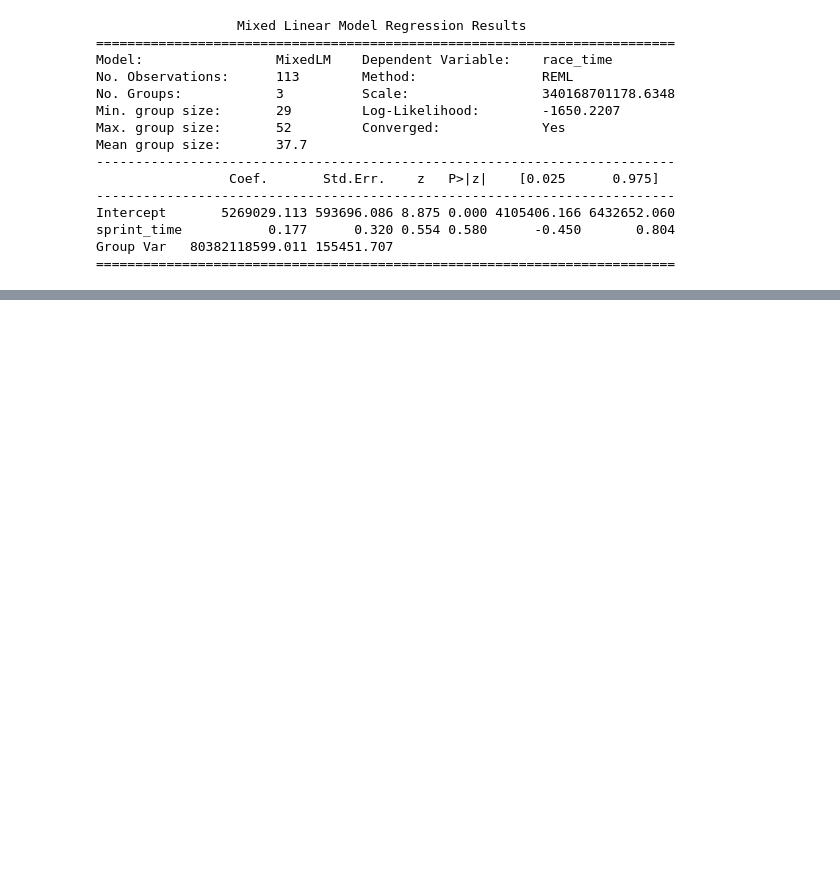
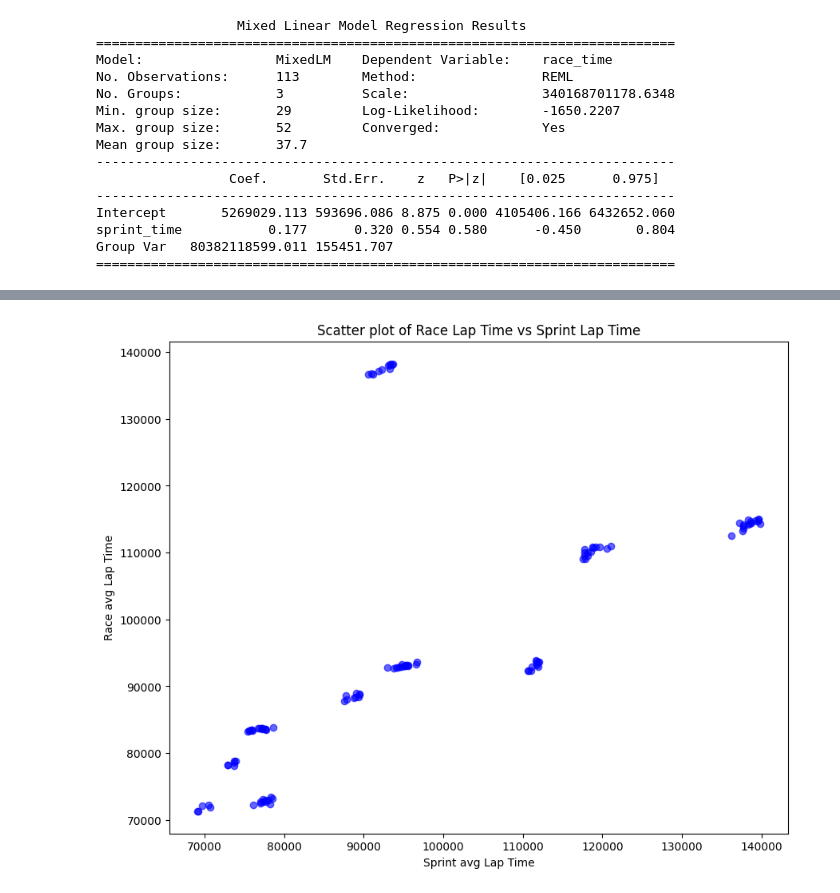
Before and after one commit to MacBeth-M/Capstone, a Jupyter notebook: SprintFormat.ipynb, the cells around one changed output, grey strips where cells are left out. Drawn from its saved outputs; the diff is of its cells as text; code cells hidden in the pictures; blank space fills up the shorter version.

```diff
--- a/SprintFormat.ipynb
+++ b/SprintFormat.ipynb
@@ -322,3 +323,7 @@ Intercept       5269029.113 593696.086 8.875 0.000 4105406.166 6432652.060
 sprint_time           0.177      0.320 0.554 0.580      -0.450       0.804
 Group Var   80382118599.011 155451.707
 ==========================================================================
+# %%
+sprint_race['sprint_lap_time'] = sprint_race['sprint_time'] / sprint_race['sprint_laps']
+sprint_race['race_lap_time'] = sprint_race['race_time'] / sprint_race['race_laps']
+sprint_race.head()
@@ -324,0 +337,9 @@ Group Var   80382118599.011 155451.707
+# %%
+plt.figure(figsize = (10,8))
+plt.scatter(sprint_race['sprint_lap_time'], sprint_race['race_lap_time'], color='blue', alpha=0.6)
+plt.title('Scatter plot of Race Lap Time vs Sprint Lap Time')
+plt.xlabel('Sprint avg Lap Time')
+plt.ylabel('Race avg Lap Time')
+plt.show()
+# %% [output]
+[figure, added]
```
Also changed, not shown: parts of 9 cells of this notebook.
